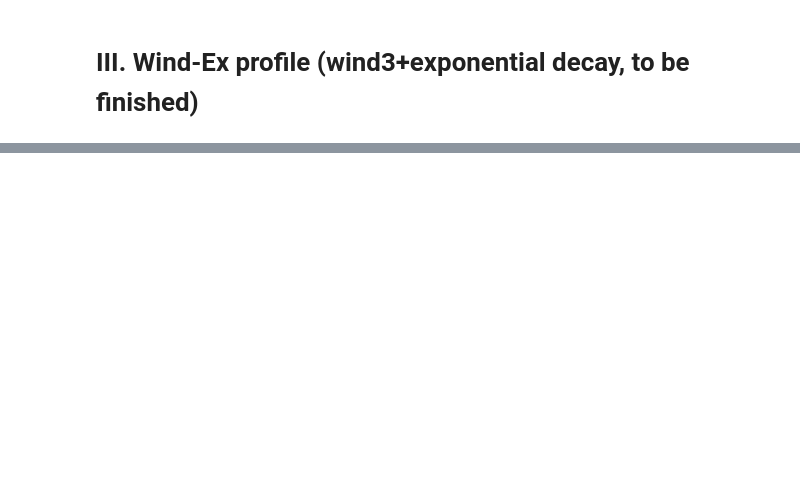
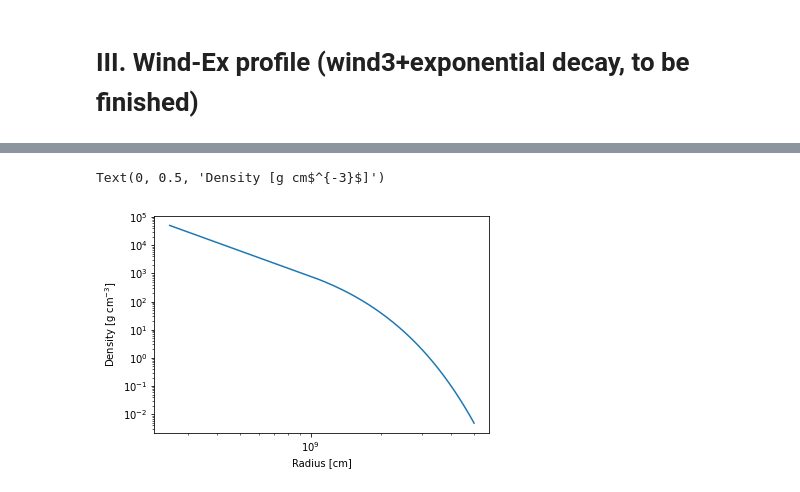
Before and after one commit to StevenWu1999/KNEC, a Jupyter notebook: profiles/wind.ipynb, the cells around one changed output, grey strips where cells are left out. Cells and saved outputs as stored; diff of their text form; code cells hidden in the pictures; blank space fills up the shorter version.

```diff
--- a/profiles/wind.ipynb
+++ b/profiles/wind.ipynb
@@ -226,0 +248,6 @@ $a r_0^{-k1} = b e^{-r_0}$
+# %%
+import numpy as np
+from math import *
+import  matplotlib.pyplot as plt
+clight=3e10 #cm/s
+Msun=2e33 #g
@@ -226,0 +256,9 @@ $a r_0^{-k1} = b e^{-r_0}$
+# %%
+#for density:
+l = 3
+
+def I_lambda(x,l):
+    return -4*pi*exp(-l*x)*( l**2*x**2 + 2*l*x + 2)/l**3
+
+#for temperature:
+l_T = 3
@@ -226,0 +323,11 @@ $a r_0^{-k1} = b e^{-r_0}$
+# %%
+
+plt.plot(Radius,Density)
+plt.xscale('log')
+plt.yscale('log')
+
+plt.xlabel('Radius [cm]')
+plt.ylabel('Density [g cm$^{-3}$]')
+# %% [output]
+Text(0, 0.5, 'Density [g cm$^{-3}$]')
+[figure, added]
```
Also changed, not shown: parts of 13 cells of this notebook, 1 other file.
